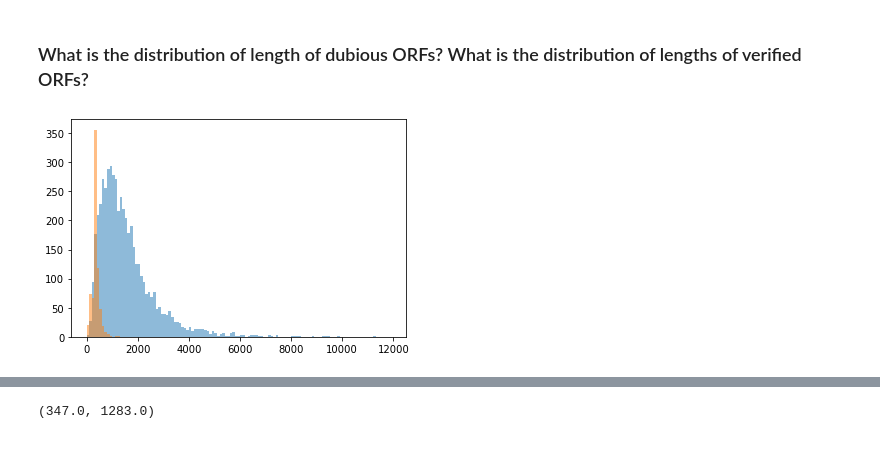
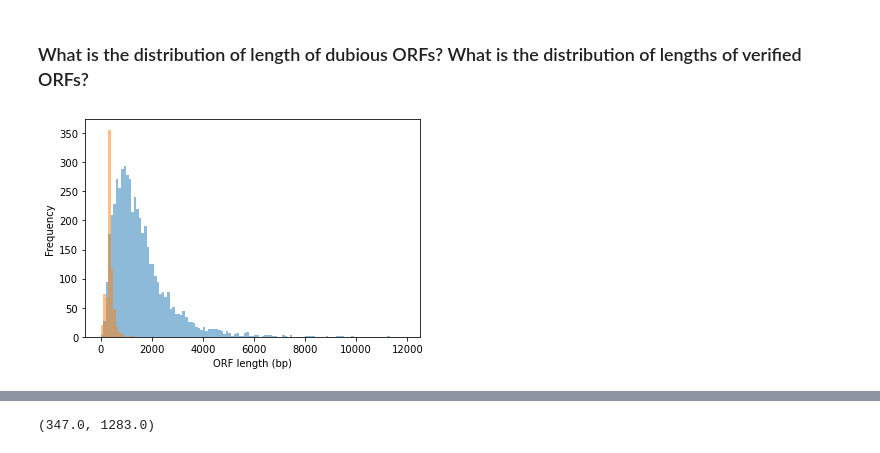
Before and after one commit to bio208fs-class/bio208fs-lecture, a Jupyter notebook: notebooks/class07-live-coding.ipynb, the cells around one changed output, grey strips where cells are left out. Cells and saved outputs as stored; diff of their text form; code cells hidden in the pictures.

```diff
--- a/notebooks/class07-live-coding.ipynb
+++ b/notebooks/class07-live-coding.ipynb
@@ -121,0 +170,8 @@ len(orfs)
+# %%
+# drop the 2-micron from consideration
+orfs = orfs[orfs.Chromosome != "2-micron"].copy()
+
+# we use copy above because we're going to make some modifications of the ORF data
+# so we want an independent copy of the data not a "view" into the features DataFrame
+# %%
+orfs.loc[:,"Chromosome"] = pd.to_numeric(orfs.Chromosome)
@@ -290,8 +212,12 @@ for orf in zip(orfs.Start,orfs.Stop):
 # %% [markdown]
 ### What is the distribution of length of dubious ORFs? What is the distribution of lengths of verified ORFs?
 # %%
-plt.hist(validated.Length, alpha=0.5, bins=np.arange(0,12000,100))
+plt.hist(verified.Length, alpha=0.5, bins=np.arange(0,12000,100))
 plt.hist(dubious.Length, alpha=0.5, bins=np.arange(0,12000,100))
+
+# add labels
+plt.xlabel("ORF length (bp)")
+plt.ylabel("Frequency")
 pass
 # %% [output]
-[figure, old version]
+[figure, new version]
```
Also changed, not shown: parts of 66 cells of this notebook.
